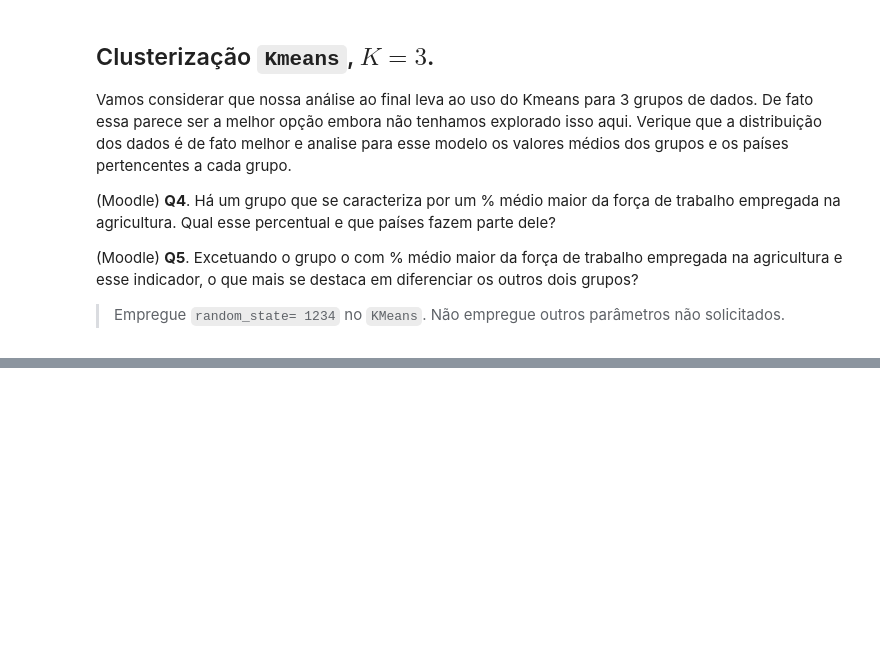
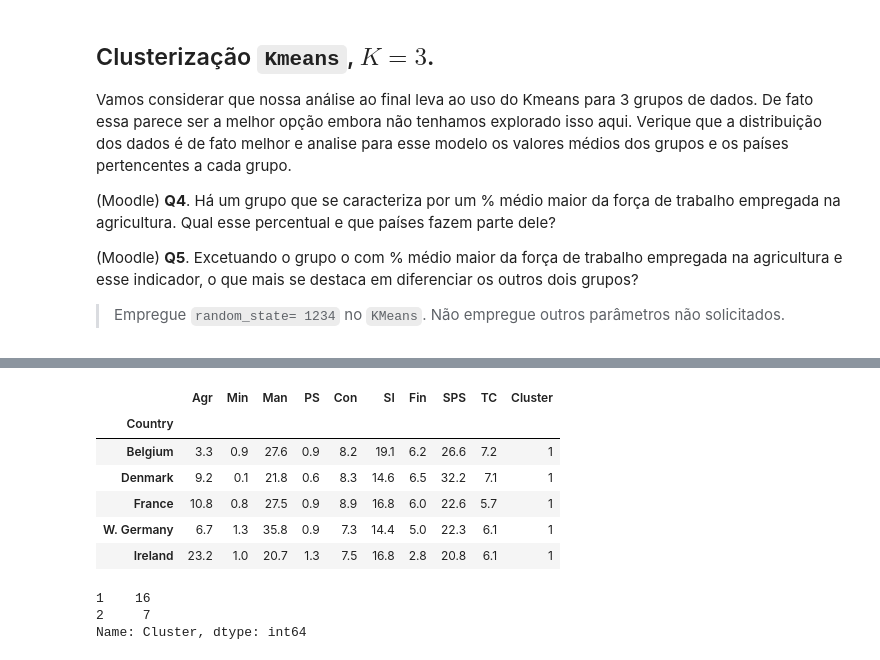
Before and after one commit to BrunaKrasotaMatos/MineracaoDados, a Jupyter notebook: BIG_A5_Clustering_BrunaMatos.ipynb, the cells around one changed output, grey strips where cells are left out. Saved outputs shown, nothing was run; the diff lists cells and outputs as text; code cells hidden in the pictures; blank space fills up the shorter version.

```diff
--- a/BIG_A5_Clustering_BrunaMatos.ipynb
+++ b/BIG_A5_Clustering_BrunaMatos.ipynb
@@ -255,0 +330,19 @@ Vamos considerar que nossa análise ao final leva ao uso do Kmeans para 3 grupos
+# %%
+# Removendo linas do grupo 0
+df2 = df[df.Cluster > 0]
+df2.head()
+# %% [output]
+|  | Agr | Min | Man | PS | Con | SI | Fin | SPS | TC | Cluster |
+| Country |  |  |  |  |  |  |  |  |  |  |
+| Belgium | 3.3 | 0.9 | 27.6 | 0.9 | 8.2 | 19.1 | 6.2 | 26.6 | 7.2 | 1 |
+| Denmark | 9.2 | 0.1 | 21.8 | 0.6 | 8.3 | 14.6 | 6.5 | 32.2 | 7.1 | 1 |
+| France | 10.8 | 0.8 | 27.5 | 0.9 | 8.9 | 16.8 | 6.0 | 22.6 | 5.7 | 1 |
+| W. Germany | 6.7 | 1.3 | 35.8 | 0.9 | 7.3 | 14.4 | 5.0 | 22.3 | 6.1 | 1 |
+| Ireland | 23.2 | 1.0 | 20.7 | 1.3 | 7.5 | 16.8 | 2.8 | 20.8 | 6.1 | 1 |
+# %%
+print(df2.Cluster.value_counts())
+df2 = df2.drop(columns= ['Agr'])
+# %% [output]
+1    16
+2     7
+Name: Cluster, dtype: int64
```
Also changed, not shown: parts of 9 cells of this notebook.
